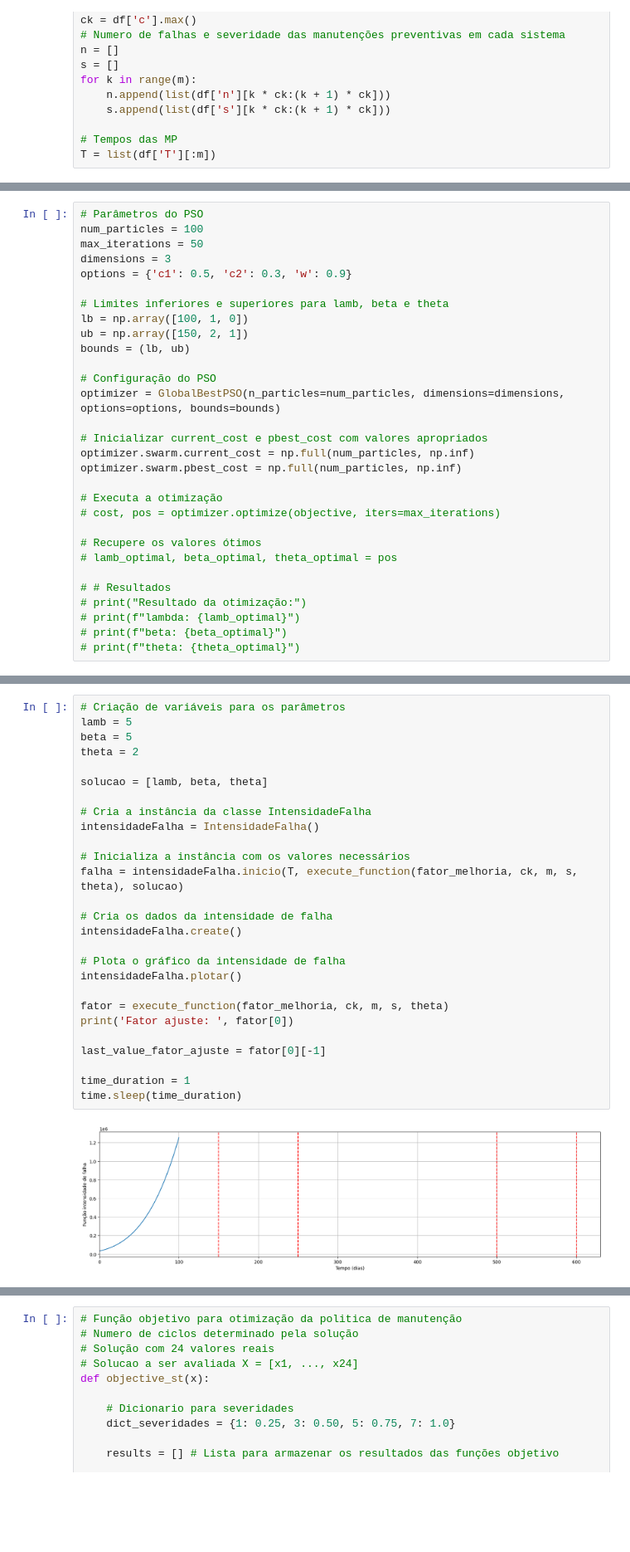
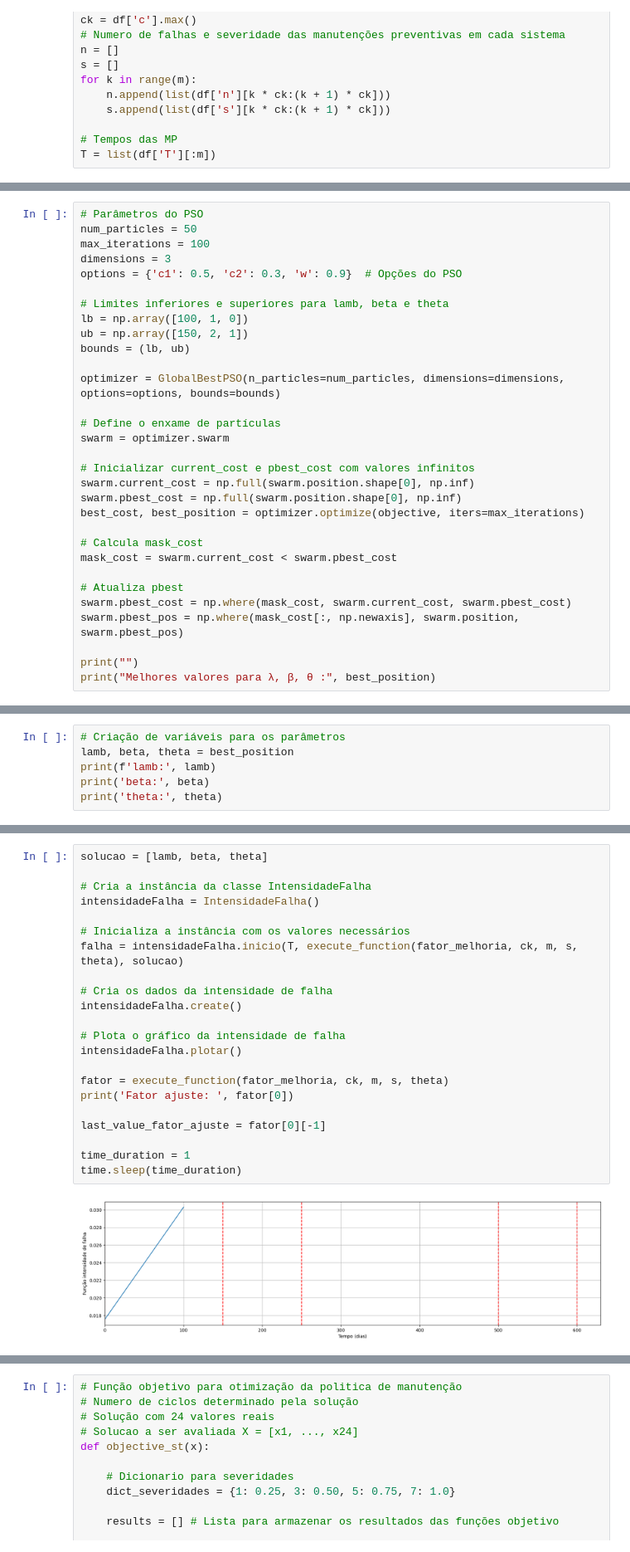
Before and after one commit to uervitonsantos/Otimizacao-Politicaca-Manutencao-Preventiva-Imperfeita, a Jupyter notebook: Algoritmo_PSO_para_otimização_de_custo_de_manutenção_preventiva_v10.ipynb, the cells around one changed output, grey strips where cells are left out. Shown at 83% size. Cells and saved outputs as stored; diff of their text form; blank space fills up the shorter version.

```diff
--- a/Algoritmo_PSO_para_otimização_de_custo_de_manutenção_preventiva_v10.ipynb
+++ b/Algoritmo_PSO_para_otimização_de_custo_de_manutenção_preventiva_v10.ipynb
@@ -289,30 +238,31 @@ print('fator: ', fator)
 # %%
 # Parâmetros do PSO
-num_particles = 100
-max_iterations = 50
+num_particles = 50
+max_iterations = 100
 dimensions = 3
-options = {'c1': 0.5, 'c2': 0.3, 'w': 0.9}
+options = {'c1': 0.5, 'c2': 0.3, 'w': 0.9}  # Opções do PSO
 
 # Limites inferiores e superiores para lamb, beta e theta
 lb = np.array([100, 1, 0])
 ub = np.array([150, 2, 1])
 bounds = (lb, ub)
 
-# Configuração do PSO
 optimizer = GlobalBestPSO(n_particles=num_particles, dimensions=dimensions, options=options, bounds=bounds)
 
-# Inicializar current_cost e pbest_cost com valores apropriados
-optimizer.swarm.current_cost = np.full(num_particles, np.inf)
-optimizer.swarm.pbest_cost = np.full(num_particles, np.inf)
+# Define o enxame de partículas
+swarm = optimizer.swarm
 
-# Executa a otimização
-# cost, pos = optimizer.optimize(objective, iters=max_iterations)
+# Inicializar current_cost e pbest_cost com valores infinitos
+swarm.current_cost = np.full(swarm.position.shape[0], np.inf)
+swarm.pbest_cost = np.full(swarm.position.shape[0], np.inf)
+best_cost, best_position = optimizer.optimize(objective, iters=max_iterations)
 
-# Recupere os valores ótimos
-# lamb_optimal, beta_optimal, theta_optimal = pos
+# Calcula mask_cost
+mask_cost = swarm.current_cost < swarm.pbest_cost
 
-# # Resultados
-# print("Resultado da otimização:")
-# print(f"lambda: {lamb_optimal}")
-# print(f"beta: {beta_optimal}")
-# print(f"theta: {theta_optimal}")
+# Atualiza pbest
+swarm.pbest_cost = np.where(mask_cost, swarm.current_cost, swarm.pbest_cost)
+swarm.pbest_pos = np.where(mask_cost[:, np.newaxis], swarm.position, swarm.pbest_pos)
+
+print("")
+print("Melhores valores para λ, β, θ :", best_position)
@@ -318,0 +273,6 @@ optimizer.swarm.pbest_cost = np.full(num_particles, np.inf)
+# %%
+# Criação de variáveis para os parâmetros
+lamb, beta, theta = best_position
+print(f'lamb:', lamb)
+print('beta:', beta)
+print('theta:', theta)
@@ -319,29 +283,24 @@ optimizer.swarm.pbest_cost = np.full(num_particles, np.inf)
 # %%
-# Criação de variáveis para os parâmetros
-lamb = 5
-beta = 5
-theta = 2
-
 solucao = [lamb, beta, theta]
 
 # Cria a instância da classe IntensidadeFalha
 intensidadeFalha = IntensidadeFalha()
 
 # Inicializa a instância com os valores necessários
 falha = intensidadeFalha.inicio(T, execute_function(fator_melhoria, ck, m, s, theta), solucao)
 
 # Cria os dados da intensidade de falha
 intensidadeFalha.create()
 
 # Plota o gráfico da intensidade de falha
 intensidadeFalha.plotar()
 
 fator = execute_function(fator_melhoria, ck, m, s, theta)
 print('Fator ajuste: ', fator[0])
 
 last_value_fator_ajuste = fator[0][-1]
 
 time_duration = 1
 time.sleep(time_duration)
 # %% [output]
-[figure, old version]
+[figure, new version]
```
Also changed, not shown: parts of 11 cells of this notebook.
